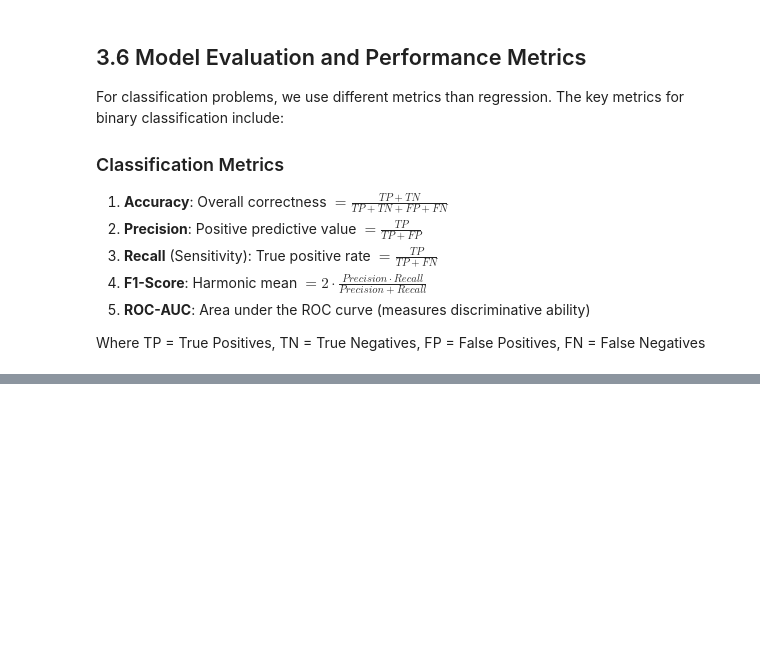
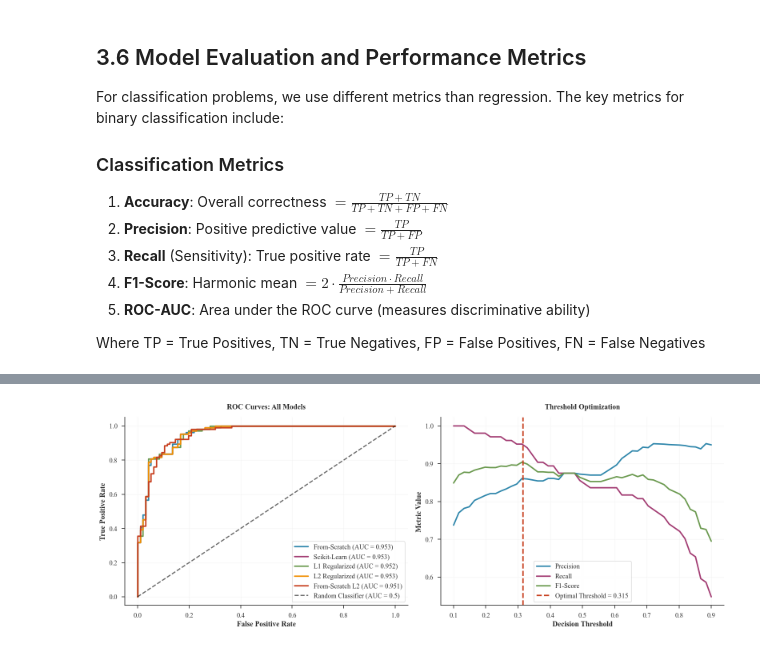
Before and after one commit to Beaker12/FrontierML, a Jupyter notebook: notebooks/03_logistic_regression.ipynb, the cells around one changed output, grey strips where cells are left out. Saved outputs shown, nothing was run; the diff lists cells and outputs as text; code cells hidden in the pictures; blank space fills up the shorter version.

```diff
--- a/notebooks/03_logistic_regression.ipynb
+++ b/notebooks/03_logistic_regression.ipynb
@@ -685,0 +917,95 @@ Where TP = True Positives, TN = True Negatives, FP = False Positives, FN = False
+# %%
+# ROC Curve Analysis
+fig, (ax1, ax2) = plt.subplots(1, 2, figsize=(16, 6))
+
+colors = ['#2E86AB', '#A23B72', '#6A994E', '#F18F01', '#C73E1D']
+
+# Plot ROC curves for all models
+for i, (name, (model, is_scratch)) in enumerate(models.items()):
+    # Get predictions
+    if is_scratch:
+        y_pred_proba = model.predict_proba(X_test_scaled)
+    else:
+        y_pred_proba = model.predict_proba(X_test_scaled)[:, 1]
+
+    # Compute ROC curve
+    fpr, tpr, thresholds = roc_curve(y_test, y_pred_proba)
+    auc_score = roc_auc_score(y_test, y_pred_proba)
+
+    # Plot ROC curve
+    ax1.plot(fpr, tpr, linewidth=2.5, color=colors[i],
+             label=f'{name} (AUC = {auc_score:.3f})')
+
+# Add diagonal line for random classifier
+ax1.plot([0, 1], [0, 1], 'k--', linewidth=2, alpha=0.6, label='Random Classifier (AUC = 0.5)')
+
+ax1.set_xlabel('False Positive Rate', fontweight='semibold')
+ax1.set_ylabel('True Positive Rate', fontweight='semibold')
+ax1.set_title('ROC Curves: All Models', fontweight='bold', pad=15)
+ax1.legend(loc='lower right')
+ax1.grid(True, alpha=0.3)
+
+# Threshold optimization for best model (scikit-learn)
+best_model = model_sklearn
+y_pred_proba_best = best_model.predict_proba(X_test_scaled)[:, 1]
+fpr_best, tpr_best, thresholds_best = roc_curve(y_test, y_pred_proba_best)
+
+# Find optimal threshold using Youden's J statistic
+j_scores = tpr_best - fpr_best
+optimal_idx = np.argmax(j_scores)
+optimal_threshold = thresholds_best[optimal_idx]
+
+# Plot threshold optimization
+precision_scores = []
+recall_scores = []
+f1_scores = []
+thresholds_range = np.linspace(0.1, 0.9, 50)
+
+for threshold in thresholds_range:
+    y_pred_thresh = (y_pred_proba_best >= threshold).astype(int)
+    precision_scores.append(precision_score(y_test, y_pred_thresh))
+    recall_scores.append(recall_score(y_test, y_pred_thresh))
+    f1_scores.append(f1_score(y_test, y_pred_thresh))
+
+ax2.plot(thresholds_range, precision_scores, linewidth=2.5, color='#2E86AB', label='Precision')
+ax2.plot(thresholds_range, recall_scores, linewidth=2.5, color='#A23B72', label='Recall')
+ax2.plot(thresholds_range, f1_scores, linewidth=2.5, color='#6A994E', label='F1-Score')
+
+# Mark optimal threshold
+ax2.axvline(optimal_threshold, color='#C73E1D', linestyle='--', linewidth=2.5,
+           label=f'Optimal Threshold = {optimal_threshold:.3f}')
+
+ax2.set_xlabel('Decision Threshold', fontweight='semibold')
+ax2.set_ylabel('Metric Value', fontweight='semibold')
+ax2.set_title('Threshold Optimization', fontweight='bold', pad=15)
+ax2.legend()
+ax2.grid(True, alpha=0.3)
+
+plt.tight_layout()
+plt.show()
+
+# Evaluate with optimal threshold
+y_pred_optimal = (y_pred_proba_best >= optimal_threshold).astype(int)
+optimal_metrics = {
+    'accuracy': accuracy_score(y_test, y_pred_optimal),
+    'precision': precision_score(y_test, y_pred_optimal),
+    'recall': recall_score(y_test, y_pred_optimal),
+    'f1_score': f1_score(y_test, y_pred_optimal)
+}
+
+print(f"Optimal Threshold Analysis:")
+print(f"   • Optimal threshold: {optimal_threshold:.3f}")
+print(f"   • Youden's J statistic: {j_scores[optimal_idx]:.3f}")
+print(f"\nPerformance with optimal threshold:")
+for metric, value in optimal_metrics.items():
+    print(f"   • {metric.capitalize()}: {value:.3f}")
+
+# Compare with default threshold (0.5)
+y_pred_default = (y_pred_proba_best >= 0.5).astype(int)
+default_f1 = f1_score(y_test, y_pred_default)
+print(f"\nComparison:")
+print(f"   • F1-Score (default 0.5): {default_f1:.3f}")
+print(f"   • F1-Score (optimal {optimal_threshold:.3f}): {optimal_metrics['f1_score']:.3f}")
+print(f"   • Improvement: {((optimal_metrics['f1_score'] - default_f1) / default_f1 * 100):.1f}%")
+# %% [output]
+[figure, added]
```
Also changed, not shown: parts of 16 cells of this notebook, 2 other files.
